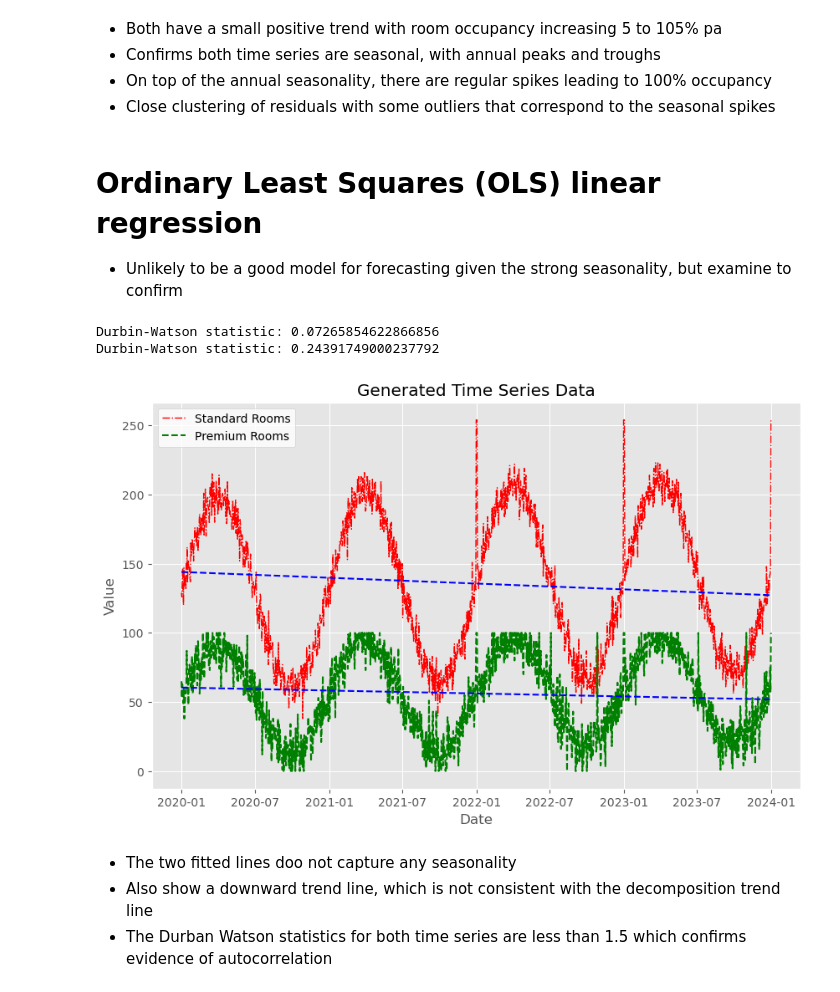
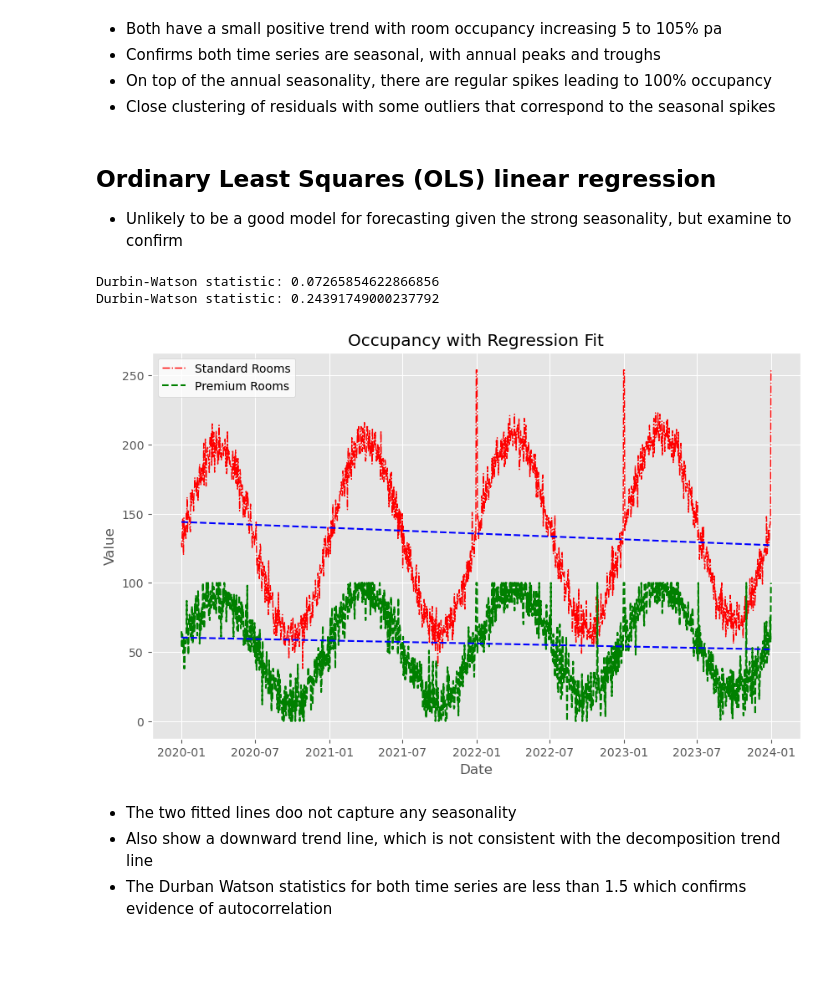
Before and after one commit to StuartG24/Travel_Co_Analysis, a Jupyter notebook: Notebooks_Data_Analysis/demand_analysis.ipynb, the cells around one changed output. Saved outputs shown, nothing was run; the diff lists cells and outputs as text; code cells hidden in the pictures; blank space fills up the shorter version.

```diff
--- a/Notebooks_Data_Analysis/demand_analysis.ipynb
+++ b/Notebooks_Data_Analysis/demand_analysis.ipynb
@@ -324,45 +324,51 @@ decompose_time_series(hotel_time_series_df['Standard_OCC'], 'Premium Rooms')
 - On top of the annual seasonality, there are regular spikes leading to 100% occupancy
 - Close clustering of residuals with some outliers that correspond to the seasonal spikes
 # %% [markdown]
-# Ordinary Least Squares (OLS) linear regression
+## Ordinary Least Squares (OLS) linear regression
 
 - Unlikely to be a good model for forecasting given the strong seasonality, but examine to confirm
+# %%
+# Fit a linear regression model
+
+# Standard Rooms
+x = add_constant(hotel_time_series_df.index.factorize()[0])
+y = hotel_time_series_df['Standard_OCC']
+model = OLS(y, x).fit()
+dw_stat = durbin_watson(model.resid)
+print("Durbin-Watson statistic:", dw_stat)
+
+# Premium Rooms
+y_premium = hotel_time_series_df['Premium_OCC']
+model_premium = OLS(y_premium, x).fit()
+dw_stat = durbin_watson(model_premium.resid)
+print("Durbin-Watson statistic:", dw_stat)
+
+#
+# %% [output]
+Durbin-Watson statistic: 0.07265854622866856
+Durbin-Watson statistic: 0.24391749000237792
 # %%
-# Fit a linear regression model
-
-# Standard Rooms
-x = add_constant(hotel_time_series_df.index.factorize()[0])
-y = hotel_time_series_df['Standard_OCC']
-model = OLS(y, x).fit()
-dw_stat = durbin_watson(model.resid)
-print("Durbin-Watson statistic:", dw_stat)
-
-# Premium Rooms
-y_premium = hotel_time_series_df['Premium_OCC']
-model_premium = OLS(y_premium, x).fit()
-dw_stat = durbin_watson(model_premium.resid)
-print("Durbin-Watson statistic:", dw_stat)
+#| label: ols_regression
+#| fig-cap: OLS Linear Regression
 
 # Plot the occupancy time series data + regression fit line
 fig, ax = plt.subplots(figsize = (10,6))
-ax.set_title(f'Generated Time Series Data')
+ax.set_title(f'Occupancy with Regression Fit')
 ax.set_xlabel('Date')
 ax.set_ylabel('Value')
 
 # Two line plots
 ax.plot(hotel_time_series_df.index, hotel_time_series_df['Standard_OCC'], linestyle='-.', color='red', linewidth=1, label='Standard Rooms')
 plt.plot(hotel_time_series_df.index, model.fittedvalues, color='blue', linestyle='--')
 
 ax.plot(hotel_time_series_df.index, hotel_time_series_df['Premium_OCC'], 'g--', label='Premium Rooms')
 plt.plot(hotel_time_series_df.index, model_premium.fittedvalues, color='blue', linestyle='--')
 
 # Legend
 ax.legend(loc='upper left', facecolor='white')
 plt.show()
 # %% [output]
-Durbin-Watson statistic: 0.07265854622866856
-Durbin-Watson statistic: 0.24391749000237792
-[figure, old version]
+[figure, new version]
 # %% [markdown]
 - The two fitted lines doo not capture any seasonality
 - Also show a downward trend line, which is not consistent with the decomposition trend line
```
Also changed, not shown: parts of 7 cells of this notebook, 8 other files.
